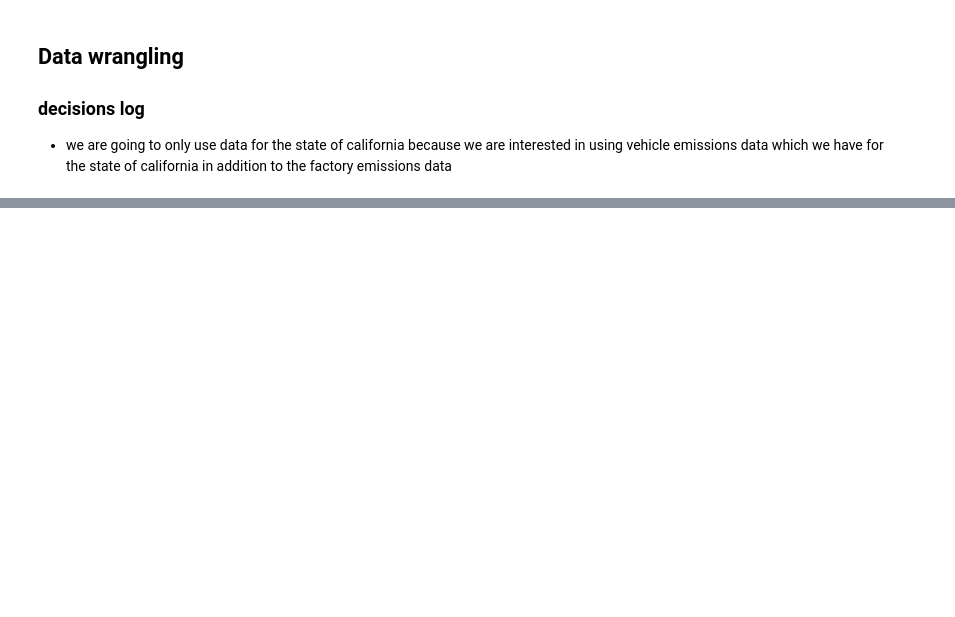
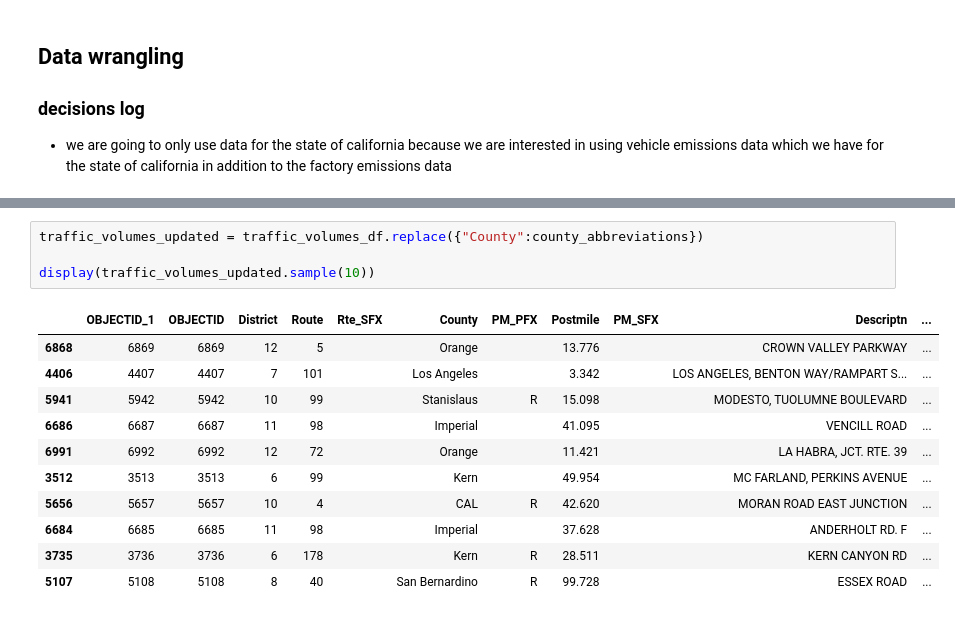
Before and after one commit to annamarieweber/AQI-predictor, a Jupyter notebook: final-project-notebook.ipynb, the cells around one changed output, grey strips where cells are left out. Drawn from its saved outputs; the diff is of its cells as text; blank space fills up the shorter version.

```diff
--- a/final-project-notebook.ipynb
+++ b/final-project-notebook.ipynb
@@ -359,3 +424,19 @@ display(california_aqi_df)
 | 33226 | California | Yolo | 6 | 113 | 2020-12-30 | 39 | Good | PM2.5 | ... |
 | 33227 | California | Yolo | 6 | 113 | 2020-12-31 | 35 | Good | PM2.5 | ... |
 19225 rows × 10 columns
+# %%
+traffic_volumes_updated = traffic_volumes_df.replace({"County":county_abbreviations})
+
+display(traffic_volumes_updated.sample(10))
+# %% [output]
+|  | OBJECTID_1 | OBJECTID | District | Route | Rte_SFX | County | PM_PFX | Postmile | PM_SFX | Descriptn | ... |
+| 6868 | 6869 | 6869 | 12 | 5 |  | Orange |  | 13.776 |  | CROWN VALLEY PARKWAY | ... |
+| 4406 | 4407 | 4407 | 7 | 101 |  | Los Angeles |  | 3.342 |  | LOS ANGELES, BENTON WAY/RAMPART S... | ... |
+| 5941 | 5942 | 5942 | 10 | 99 |  | Stanislaus | R | 15.098 |  | MODESTO, TUOLUMNE BOULEVARD | ... |
+| 6686 | 6687 | 6687 | 11 | 98 |  | Imperial |  | 41.095 |  | VENCILL ROAD | ... |
+| 6991 | 6992 | 6992 | 12 | 72 |  | Orange |  | 11.421 |  | LA HABRA, JCT. RTE. 39 | ... |
+| 3512 | 3513 | 3513 | 6 | 99 |  | Kern |  | 49.954 |  | MC FARLAND, PERKINS AVENUE | ... |
+| 5656 | 5657 | 5657 | 10 | 4 |  | CAL | R | 42.620 |  | MORAN ROAD EAST JUNCTION | ... |
+| 6684 | 6685 | 6685 | 11 | 98 |  | Imperial |  | 37.628 |  | ANDERHOLT RD. F | ... |
+| 3735 | 3736 | 3736 | 6 | 178 |  | Kern | R | 28.511 |  | KERN CANYON RD | ... |
+| 5107 | 5108 | 5108 | 8 | 40 |  | San Bernardino | R | 99.728 |  | ESSEX ROAD | ... |
```
Also changed, not shown: parts of 4 cells of this notebook, 1 other file.
